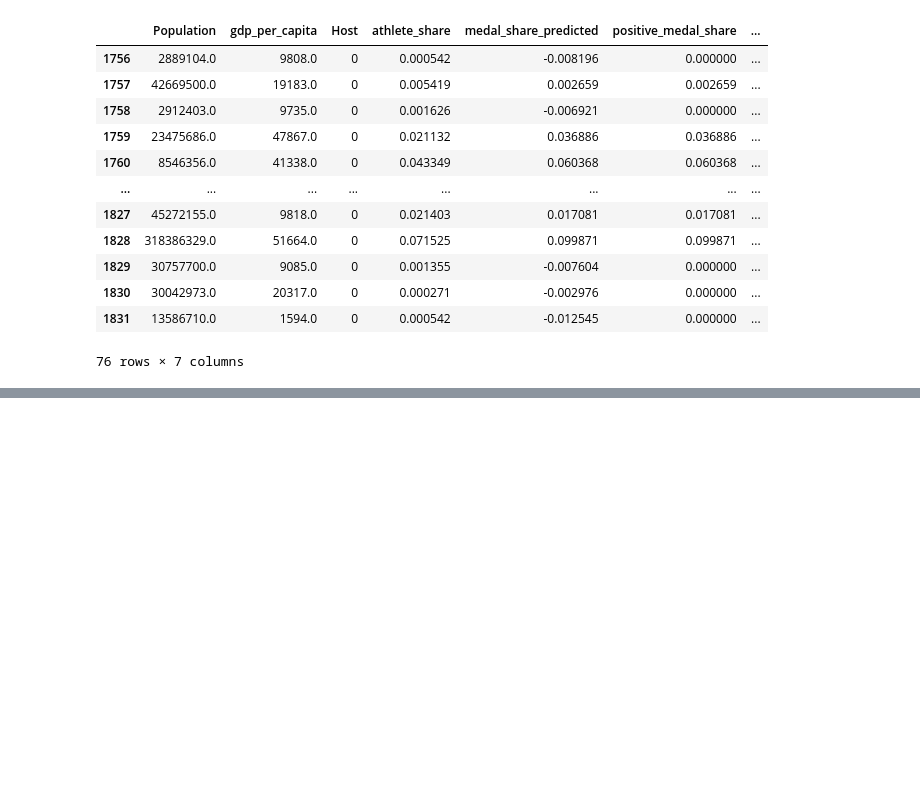
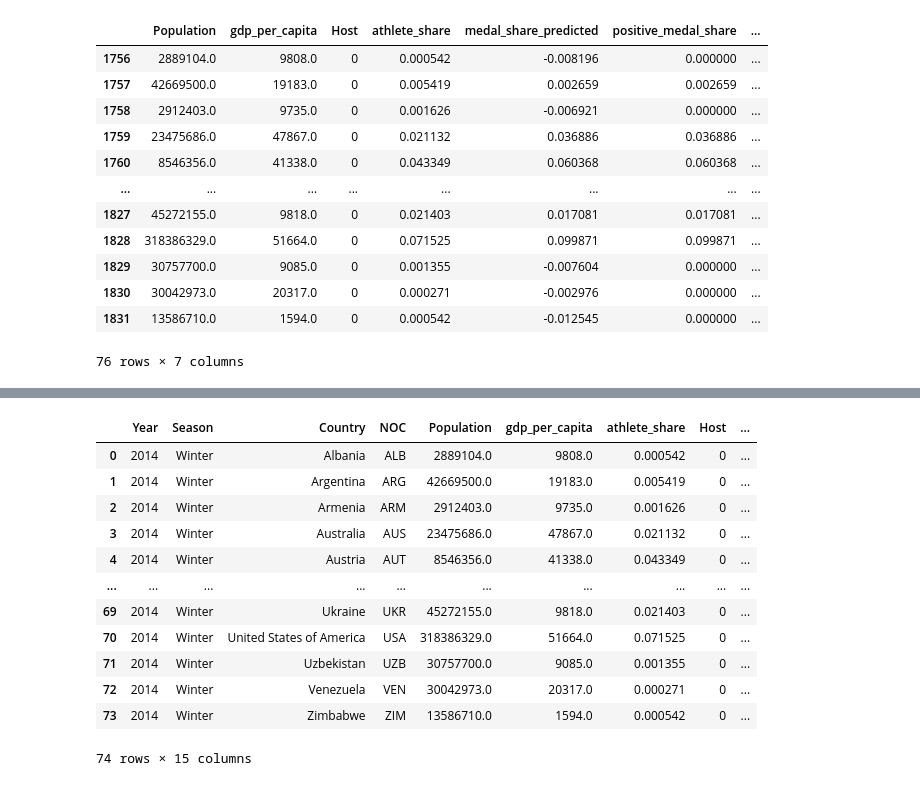
Before and after one commit to olympics2022/olympic_medal_analysis, a Jupyter notebook: Analysis/winter_ML_analysis.ipynb, the cells around one changed output, grey strips where cells are left out. Cells and saved outputs as stored; diff of their text form; code cells hidden in the pictures; blank space fills up the shorter version.

```diff
--- a/Analysis/winter_ML_analysis.ipynb
+++ b/Analysis/winter_ML_analysis.ipynb
@@ -207,0 +208,4 @@ winter_predicted_df
+# %%
+# Load latitude and longitude dataset
+lat_long_df = pd.read_csv('../Resources/countries_preprocessed.csv')
+lat_long_df
@@ -207,0 +226,4 @@ winter_predicted_df
+# %%
+# Merge latitude and longitude
+winter_predicted_final_df = winter_predicted_df.merge(lat_long_df, left_on=['NOC'], right_on=['NOC'])
+winter_predicted_final_df
@@ -207,0 +244,4 @@ winter_predicted_df
+# %%
+# Find difference between actual and predicted medals
+winter_predicted_final_df['Difference_Actual_Predicted'] = winter_predicted_final_df['country_medal_total'] - winter_predicted_final_df['predicted_medals']
+winter_predicted_final_df
@@ -208 +262,18 @@ winter_predicted_df
+# %%
+winter_predicted_final_df = winter_predicted_final_df[['Year', 'Season', 'Country', 'NOC', 'Population', 'gdp_per_capita', 'athlete_share', 'Host', 'country_medal_total', 'medal_share_predicted', 'positive_medal_share', 'predicted_medals', 'Difference_Actual_Predicted', 'Latitude', 'Longitude']]
+winter_predicted_final_df
+# %% [output]
+|  | Year | Season | Country | NOC | Population | gdp_per_capita | athlete_share | Host | ... |
+| 0 | 2014 | Winter | Albania | ALB | 2889104.0 | 9808.0 | 0.000542 | 0 | ... |
+| 1 | 2014 | Winter | Argentina | ARG | 42669500.0 | 19183.0 | 0.005419 | 0 | ... |
+| 2 | 2014 | Winter | Armenia | ARM | 2912403.0 | 9735.0 | 0.001626 | 0 | ... |
+| 3 | 2014 | Winter | Australia | AUS | 23475686.0 | 47867.0 | 0.021132 | 0 | ... |
+| 4 | 2014 | Winter | Austria | AUT | 8546356.0 | 41338.0 | 0.043349 | 0 | ... |
+| ... | ... | ... | ... | ... | ... | ... | ... | ... | ... |
+| 69 | 2014 | Winter | Ukraine | UKR | 45272155.0 | 9818.0 | 0.021403 | 0 | ... |
+| 70 | 2014 | Winter | United States of America | USA | 318386329.0 | 51664.0 | 0.071525 | 0 | ... |
+| 71 | 2014 | Winter | Uzbekistan | UZB | 30757700.0 | 9085.0 | 0.001355 | 0 | ... |
+| 72 | 2014 | Winter | Venezuela | VEN | 30042973.0 | 20317.0 | 0.000271 | 0 | ... |
+| 73 | 2014 | Winter | Zimbabwe | ZIM | 13586710.0 | 1594.0 | 0.000542 | 0 | ... |
+74 rows × 15 columns
 # %%
```
Also changed, not shown: parts of 6 cells of this notebook, 4 other files.
